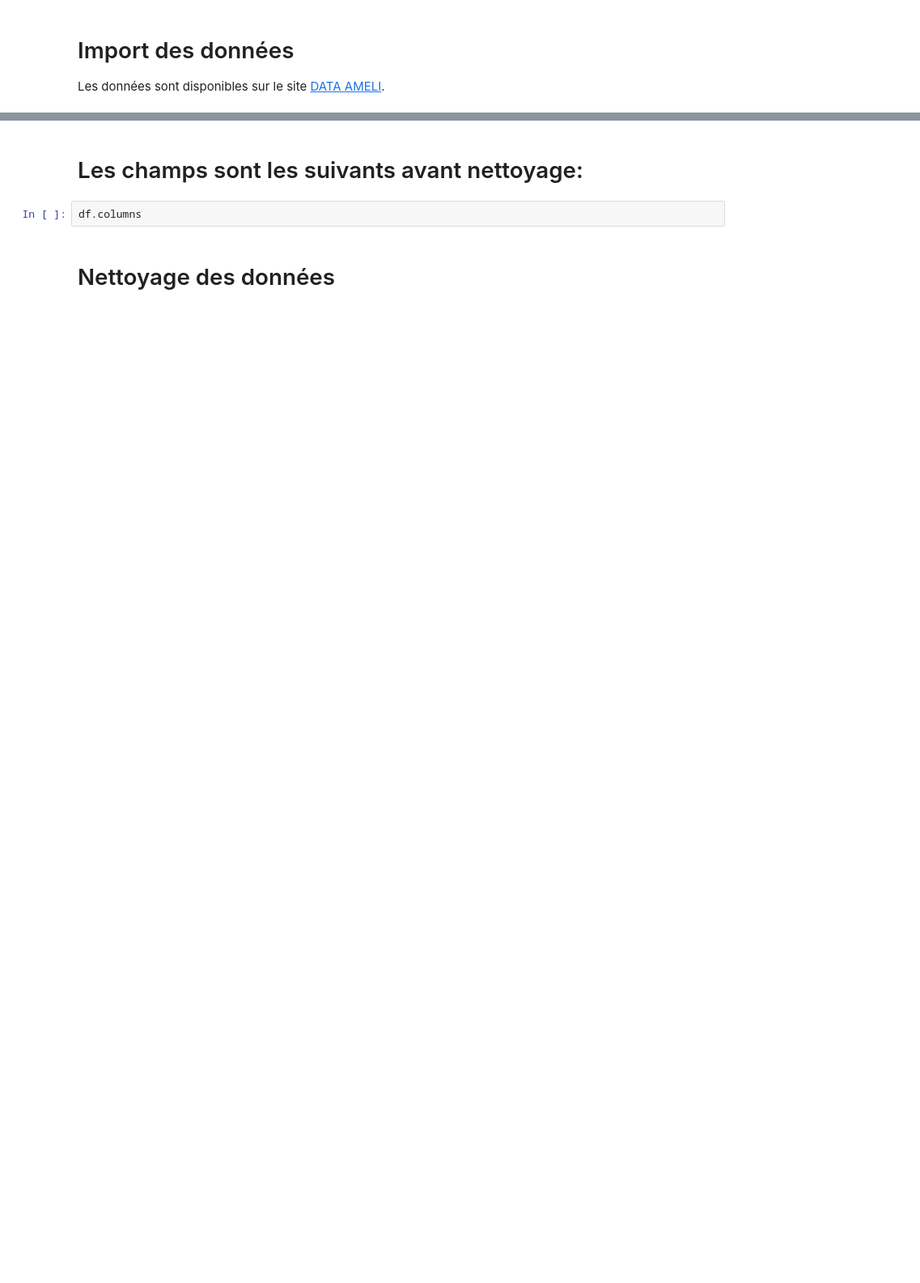
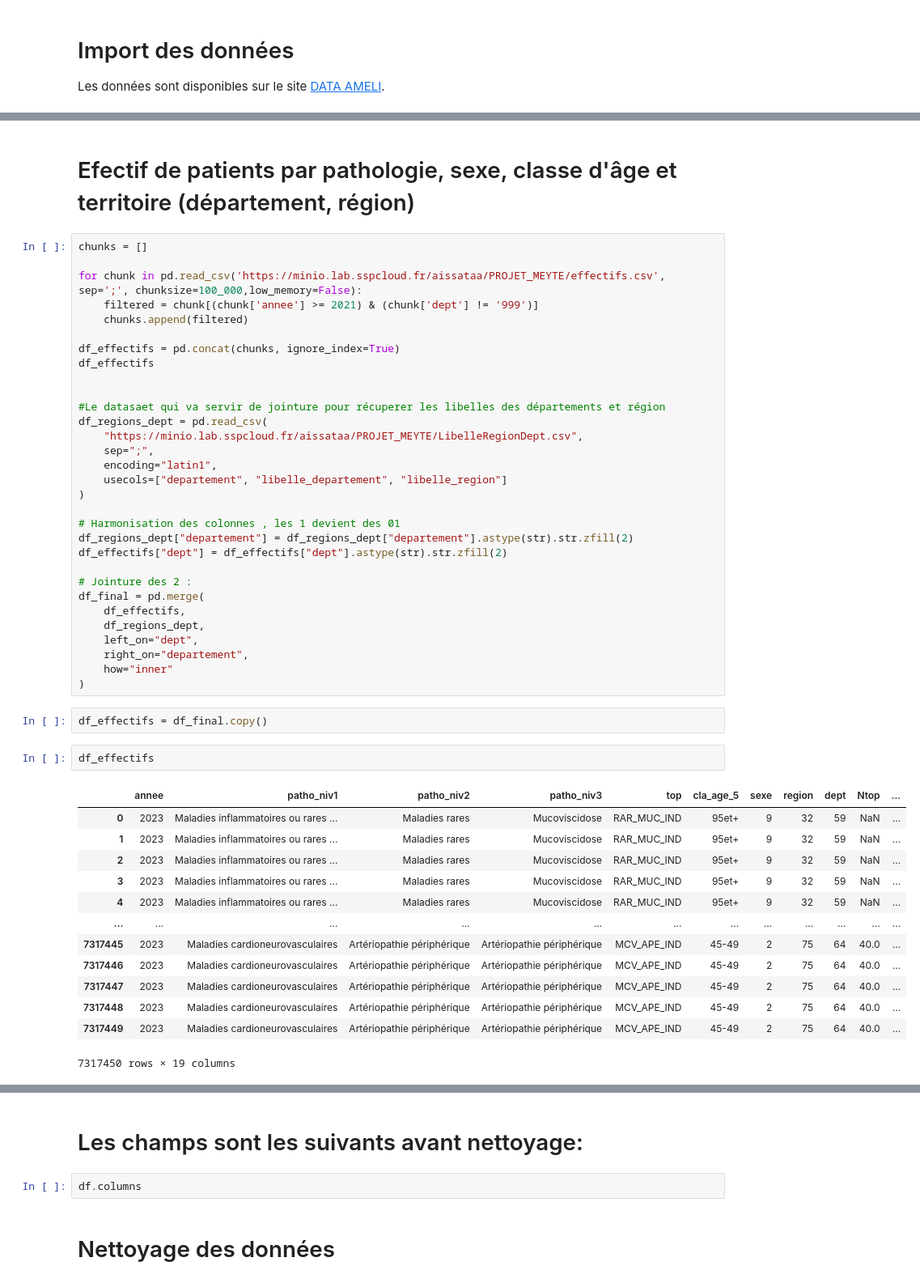
Before and after one commit to AissataProo/PROJET_MEYTE, a Jupyter notebook: notebooks/notebook.ipynb, the cells around one changed output, grey strips where cells are left out. Shown at 81% size. Cells and saved outputs as stored; diff of their text form; blank space fills up the shorter version.

```diff
--- a/notebooks/notebook.ipynb
+++ b/notebooks/notebook.ipynb
@@ -43,0 +28,51 @@ df.info()
+# %% [markdown]
+# Efectif de patients par pathologie, sexe, classe d'âge et territoire (département, région)
+# %%
+chunks = []
+
+for chunk in pd.read_csv('https://minio.lab.sspcloud.fr/aissataa/PROJET_MEYTE/effectifs.csv', sep=';', chunksize=100_000,low_memory=False):
+    filtered = chunk[(chunk['annee'] >= 2021) & (chunk['dept'] != '999')]
+    chunks.append(filtered)
+
+df_effectifs = pd.concat(chunks, ignore_index=True)
+df_effectifs
+
+
+#Le datasaet qui va servir de jointure pour récuperer les libelles des départements et région
+df_regions_dept = pd.read_csv(
+    "https://minio.lab.sspcloud.fr/aissataa/PROJET_MEYTE/LibelleRegionDept.csv",
+    sep=";",
+    encoding="latin1",
+    usecols=["departement", "libelle_departement", "libelle_region"]
+)
+
+# Harmonisation des colonnes , les 1 devient des 01
+df_regions_dept["departement"] = df_regions_dept["departement"].astype(str).str.zfill(2)
+df_effectifs["dept"] = df_effectifs["dept"].astype(str).str.zfill(2)
+
+# Jointure des 2 :
+df_final = pd.merge(
+    df_effectifs,
+    df_regions_dept,
+    left_on="dept",
+    right_on="departement",
+    how="inner"
+)
+# %%
+df_effectifs = df_final.copy()
+# %%
+df_effectifs
+# %% [output]
+|  | annee | patho_niv1 | patho_niv2 | patho_niv3 | top | cla_age_5 | sexe | region | dept | Ntop | ... |
+| 0 | 2023 | Maladies inflammatoires ou rares ... | Maladies rares | Mucoviscidose | RAR_MUC_IND | 95et+ | 9 | 32 | 59 | NaN | ... |
+| 1 | 2023 | Maladies inflammatoires ou rares ... | Maladies rares | Mucoviscidose | RAR_MUC_IND | 95et+ | 9 | 32 | 59 | NaN | ... |
+| 2 | 2023 | Maladies inflammatoires ou rares ... | Maladies rares | Mucoviscidose | RAR_MUC_IND | 95et+ | 9 | 32 | 59 | NaN | ... |
+| 3 | 2023 | Maladies inflammatoires ou rares ... | Maladies rares | Mucoviscidose | RAR_MUC_IND | 95et+ | 9 | 32 | 59 | NaN | ... |
+| 4 | 2023 | Maladies inflammatoires ou rares ... | Maladies rares | Mucoviscidose | RAR_MUC_IND | 95et+ | 9 | 32 | 59 | NaN | ... |
+| ... | ... | ... | ... | ... | ... | ... | ... | ... | ... | ... | ... |
+| 7317445 | 2023 | Maladies cardioneurovasculaires | Artériopathie périphérique | Artériopathie périphérique | MCV_APE_IND | 45-49 | 2 | 75 | 64 | 40.0 | ... |
+| 7317446 | 2023 | Maladies cardioneurovasculaires | Artériopathie périphérique | Artériopathie périphérique | MCV_APE_IND | 45-49 | 2 | 75 | 64 | 40.0 | ... |
+| 7317447 | 2023 | Maladies cardioneurovasculaires | Artériopathie périphérique | Artériopathie périphérique | MCV_APE_IND | 45-49 | 2 | 75 | 64 | 40.0 | ... |
+| 7317448 | 2023 | Maladies cardioneurovasculaires | Artériopathie périphérique | Artériopathie périphérique | MCV_APE_IND | 45-49 | 2 | 75 | 64 | 40.0 | ... |
+| 7317449 | 2023 | Maladies cardioneurovasculaires | Artériopathie périphérique | Artériopathie périphérique | MCV_APE_IND | 45-49 | 2 | 75 | 64 | 40.0 | ... |
+7317450 rows × 19 columns
```
Also changed, not shown: parts of 27 cells of this notebook.
